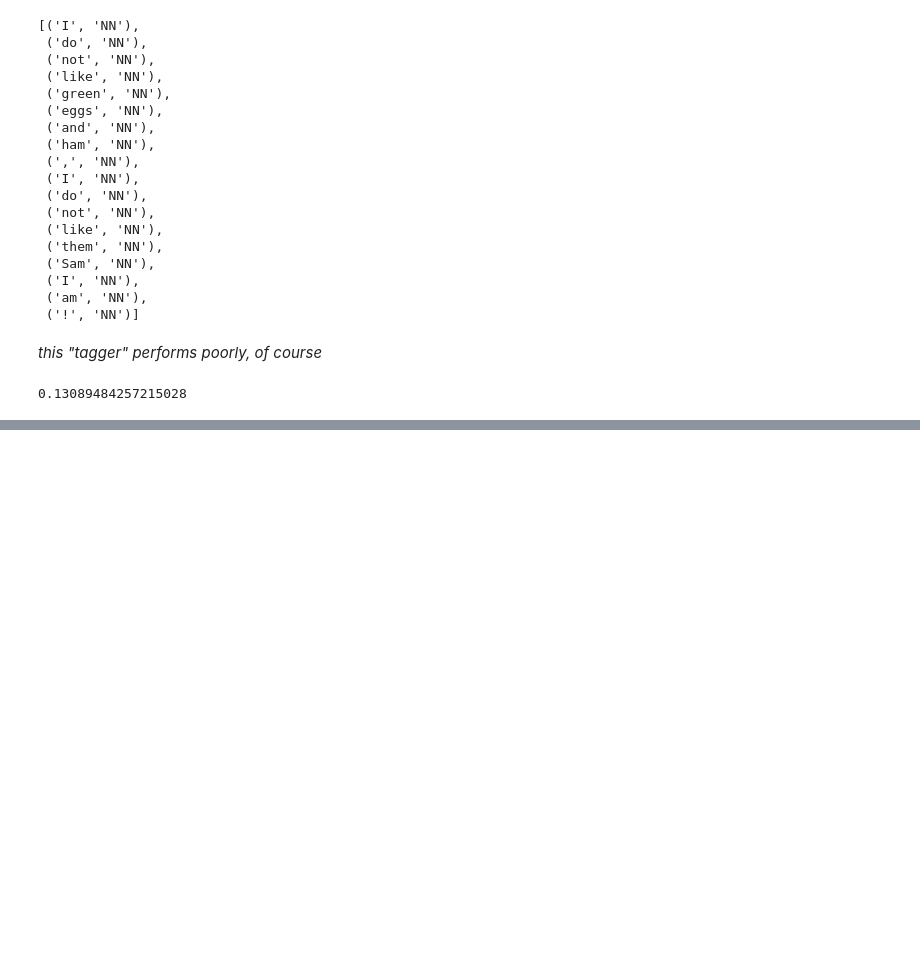
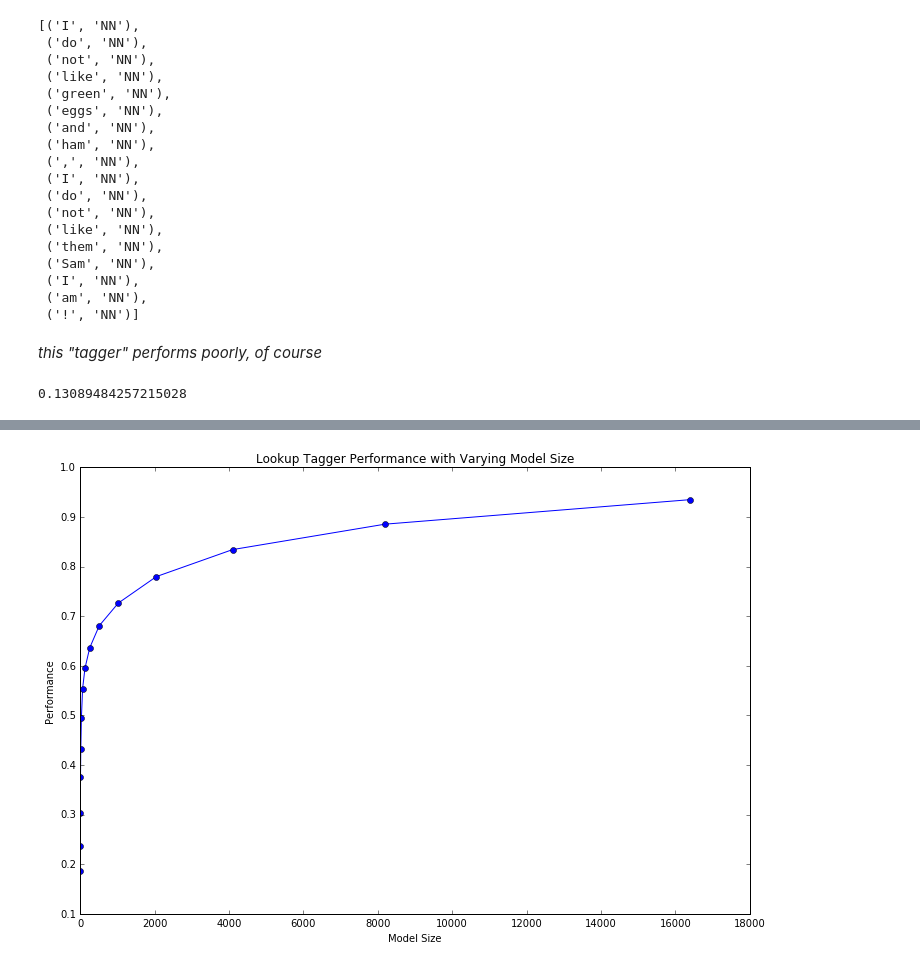
Before and after one commit to sandipchatterjee/nltk_book_notes, a Jupyter notebook: 05_categorizing_and_tagging_words.ipynb, the cells around one changed output, grey strips where cells are left out. Drawn from its saved outputs; the diff is of its cells as text; code cells hidden in the pictures; blank space fills up the shorter version.

```diff
--- a/05_categorizing_and_tagging_words.ipynb
+++ b/05_categorizing_and_tagging_words.ipynb
@@ -546,0 +668,3 @@ default_tagger.evaluate(brown_tagged_sents)
+# %%
+baseline_tagger = nltk.UnigramTagger(model=likely_tags, backoff=nltk.DefaultTagger('NN'))
+baseline_tagger.evaluate(brown_tagged_sents)
@@ -546,0 +677,13 @@ default_tagger.evaluate(brown_tagged_sents)
+# %%
+def performance(cfd, wordlist):
+
+    ''' return evaluated performance value (0 to 1) for input cfd, wordlist
+    '''
+
+    lt = dict((word, cfd[word].max()) for word in wordlist)
+    baseline_tagger = nltk.UnigramTagger(model=lt, backoff=nltk.DefaultTagger('NN'))
+    return baseline_tagger.evaluate(brown.tagged_sents(categories='news'))
+
+word_freqs = nltk.FreqDist(brown.words(categories='news')).most_common()
+words_by_freq = [w for w, _ in word_freqs]
+words_by_freq[:25]
@@ -546,0 +708,4 @@ default_tagger.evaluate(brown_tagged_sents)
+# %%
+cfd = nltk.ConditionalFreqDist(brown.tagged_words(categories='news'))
+sizes = 2 ** np.arange(15)
+sizes
@@ -546,0 +715,3 @@ default_tagger.evaluate(brown_tagged_sents)
+# %%
+perfs = [performance(cfd, words_by_freq[:size]) for size in sizes]
+perfs
@@ -546,0 +734,9 @@ default_tagger.evaluate(brown_tagged_sents)
+# %%
+plt.figure(figsize=(12,8))
+plt.plot(sizes, perfs, marker='o')
+plt.title('Lookup Tagger Performance with Varying Model Size')
+plt.xlabel('Model Size')
+plt.ylabel('Performance')
+plt.show()
+# %% [output]
+[figure, added]
```
Also changed, not shown: parts of 43 cells of this notebook.
